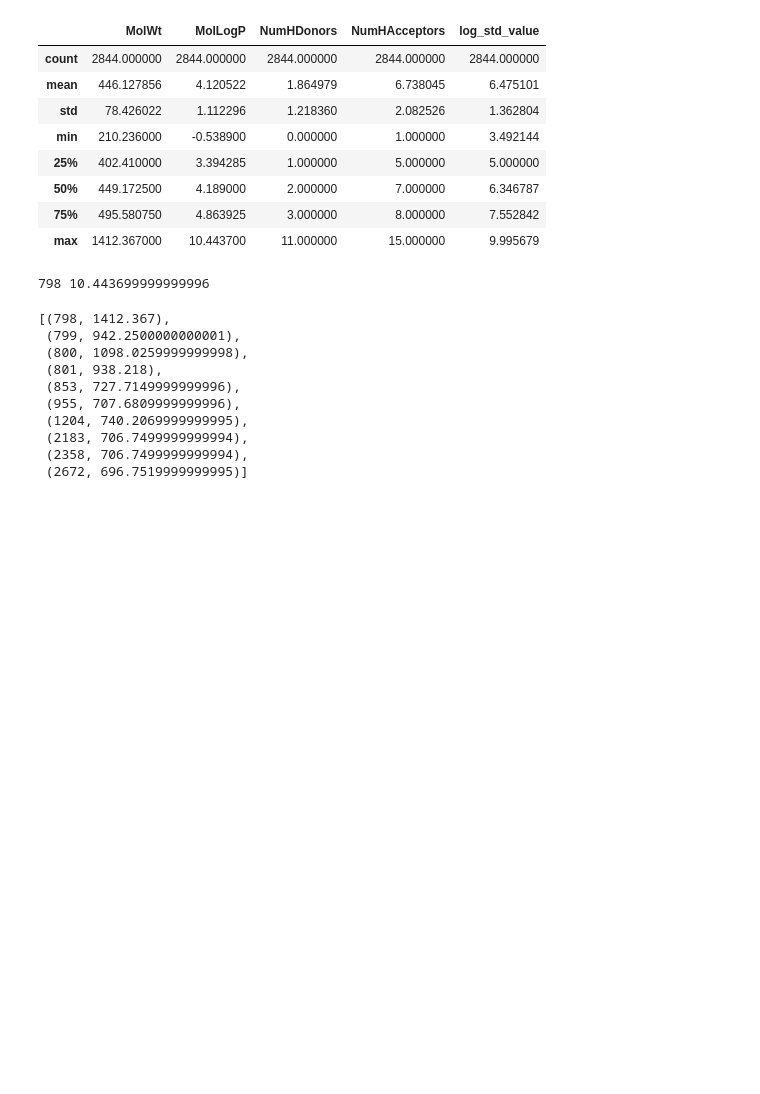
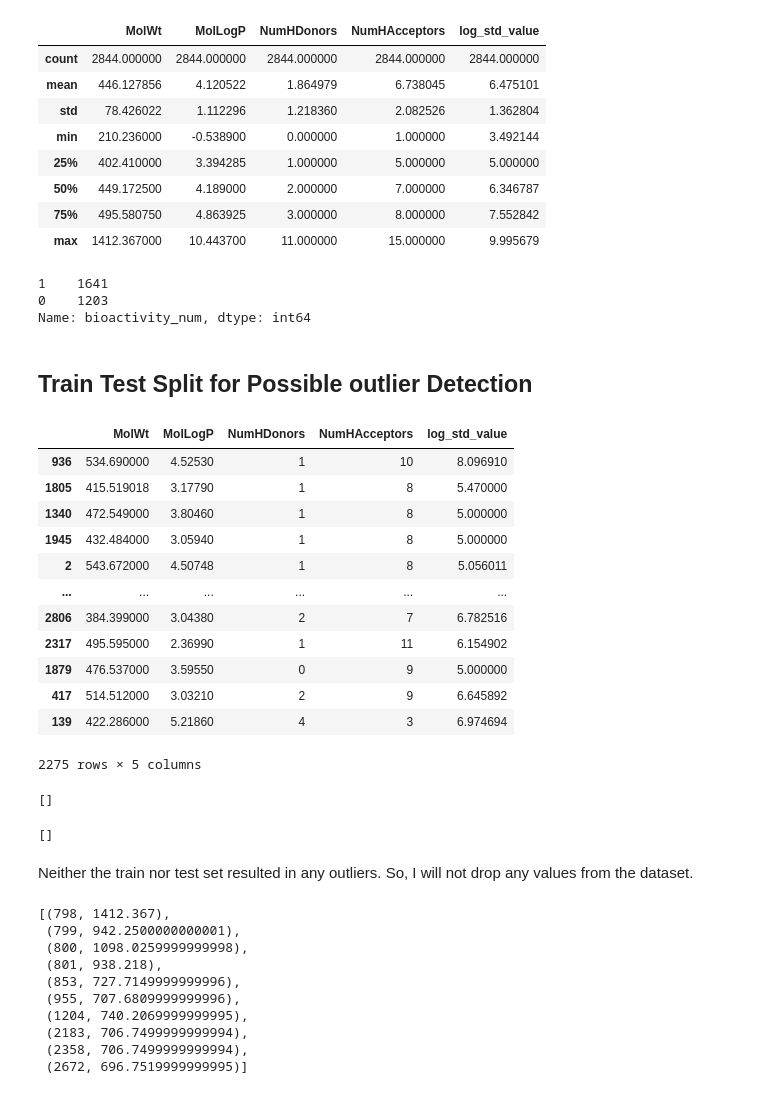
Before and after one commit to brooke57/TKR_FLT3_Drug_Discovery, a Jupyter notebook: Drug_Discovery_EDA.ipynb, the cells around one changed output. Saved outputs shown, nothing was run; the diff lists cells and outputs as text; code cells hidden in the pictures; blank space fills up the shorter version.

```diff
--- a/Drug_Discovery_EDA.ipynb
+++ b/Drug_Discovery_EDA.ipynb
@@ -260,9 +309,37 @@ df_log.describe()
 | 50% | 449.172500 | 4.189000 | 2.000000 | 7.000000 | 6.346787 |
 | 75% | 495.580750 | 4.863925 | 3.000000 | 8.000000 | 7.552842 |
 | max | 1412.367000 | 10.443700 | 11.000000 | 15.000000 | 9.995679 |
-# %%
-for i, x in enumerate(df_log['MolLogP']):
-  if x > 10:
-    print(i, x)
-# %% [output]
-798 10.443699999999996
+# %%
+df_log['bioactivity_num'].value_counts()
+# %% [output]
+1    1641
+0    1203
+Name: bioactivity_num, dtype: int64
+# %% [markdown]
+## **Train Test Split for Possible outlier Detection**
+# %%
+# Need to drop non-numeric deatures for outlier detection analysis
+df_num = df_log.drop(['canon_smiles', 'mol_id'], axis=1)
+# %%
+# Separating data into features and target
+X = df_num.drop(['bioactivity_num'], axis=1)
+y = df_num['bioactivity_num']
+# %%
+# Performing a train test split to do a Copula-Based Outlier detection (COPOD)
+X_tr_out, X_te_out, y_tr_out, y_te_out = train_test_split(X, y, test_size=0.2, random_state=42, stratify=y)
+# %%
+X_tr_out
+# %% [output]
+|  | MolWt | MolLogP | NumHDonors | NumHAcceptors | log_std_value |
+| 936 | 534.690000 | 4.52530 | 1 | 10 | 8.096910 |
+| 1805 | 415.519018 | 3.17790 | 1 | 8 | 5.470000 |
+| 1340 | 472.549000 | 3.80460 | 1 | 8 | 5.000000 |
+| 1945 | 432.484000 | 3.05940 | 1 | 8 | 5.000000 |
+| 2 | 543.672000 | 4.50748 | 1 | 8 | 5.056011 |
+| ... | ... | ... | ... | ... | ... |
+| 2806 | 384.399000 | 3.04380 | 2 | 7 | 6.782516 |
+| 2317 | 495.595000 | 2.36990 | 1 | 11 | 6.154902 |
+| 1879 | 476.537000 | 3.59550 | 0 | 9 | 5.000000 |
+| 417 | 514.512000 | 3.03210 | 2 | 9 | 6.645892 |
+| 139 | 422.286000 | 5.21860 | 4 | 3 | 6.974694 |
+2275 rows × 5 columns
@@ -269,3 +353,16 @@ for i, x in enumerate(df_log['MolLogP']):
+# %%
+# a predicted value of one means that the data point is likely to be an outlier; a zero means it is not an outlier.
+y_train_out_ind = [i for i in y_train_scores if y_train_scores[i] == 1]
+y_train_out_ind
+# %% [output]
+[]
+# %%
+y_test_out_ind = [i for i in y_test_scores if y_test_scores[i] == 1]
+y_test_out_ind
+# %% [output]
+[]
+# %% [markdown]
+Neither the train nor test set resulted in any outliers. So, I will not drop any values from the dataset.
 # %%
 def outliers(feature):
 
```
Also changed, not shown: parts of 10 cells of this notebook.
